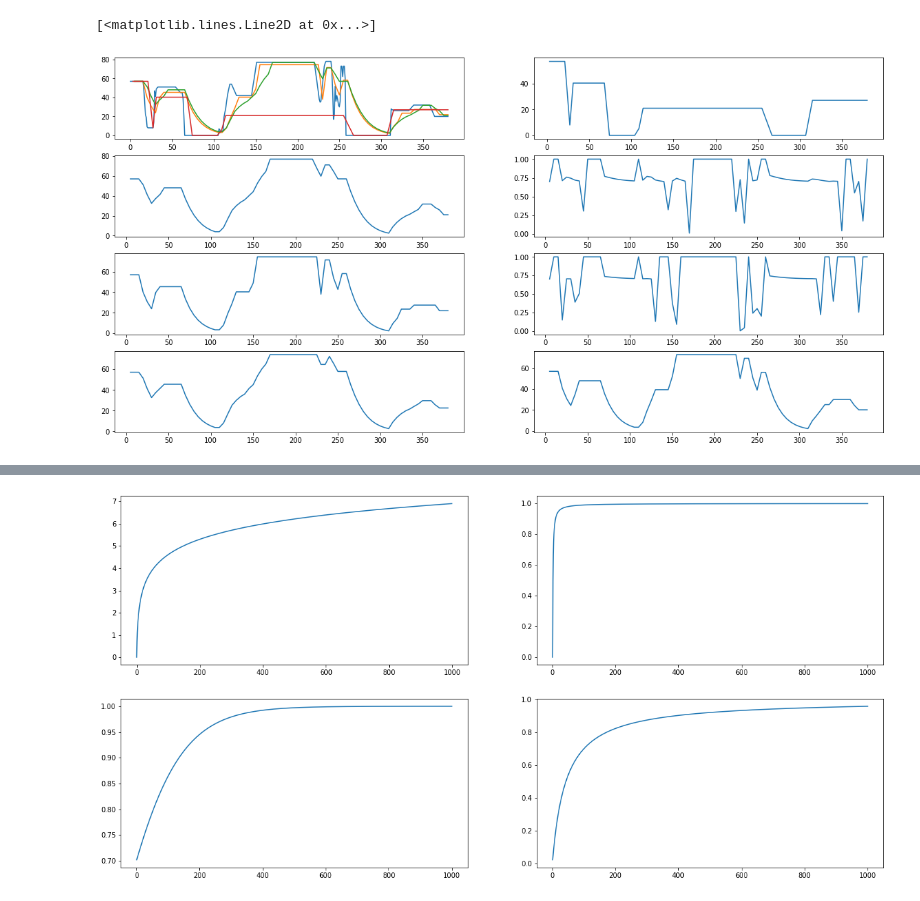
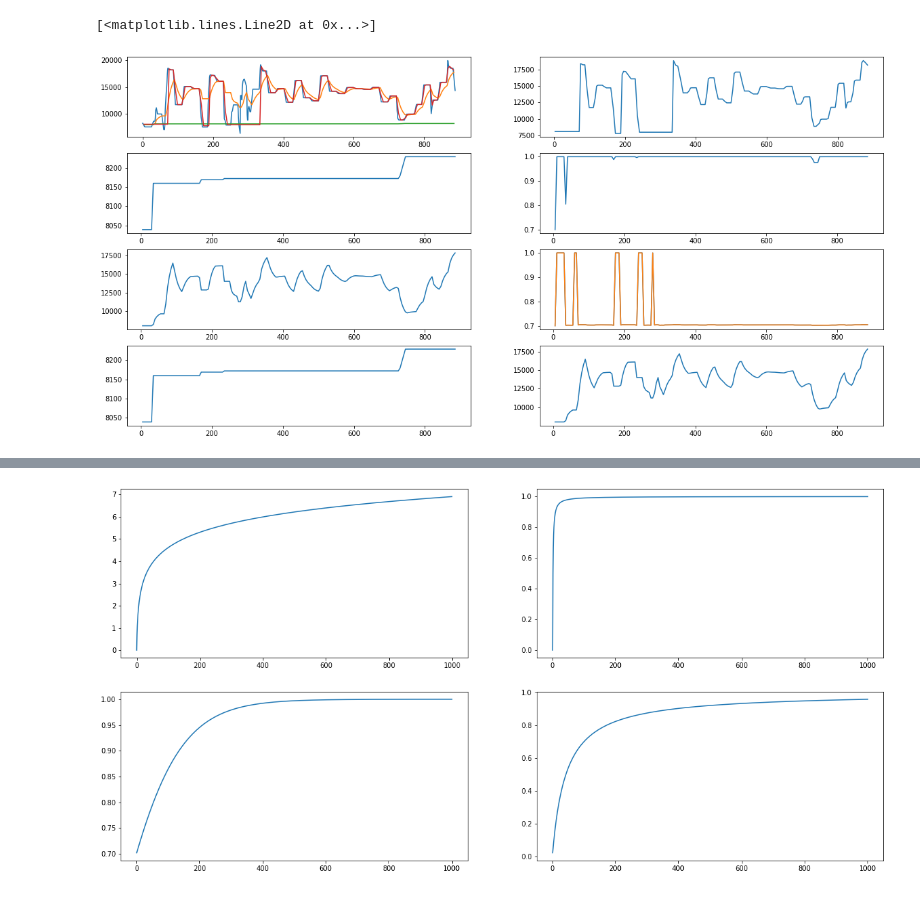
Before and after one commit to Whu-wxy/AmbientLightLab, a Jupyter notebook: contract.ipynb, the cells around one changed output, grey strips where cells are left out. Drawn from its saved outputs; the diff is of its cells as text; code cells hidden in the pictures.

```diff
--- a/contract.ipynb
+++ b/contract.ipynb
@@ -46,11 +56,21 @@ def Hysteresis_log_interval_changeA(s, f1=0.1, f2=0.25, A1=0, A2=0.7, n=5, bMean
                 last_max = max(math.log(5), math.log(result[-1]+1) + math.log(result[-1]+1)*factor)
                 last_min2 = max(0, math.log(result[-1]+1) - math.log(result[-1]+1)*factor2)
                 last_max2 = max(math.log(10), math.log(result[-1]+1) + math.log(result[-1]+1)*factor2)
+
+                last_min = min(math.log(8600), last_min)
+                last_max = min(math.log(8600), last_max)
+                last_min2 = min(math.log(8600), last_min2)
+                last_max2 = min(math.log(8600), last_max2)
             else:
                 last_min = max(0, result[-1] - result[-1]*factor)
                 last_max = max(5, result[-1] + result[-1]*factor)
                 last_min2 = max(0, result[-1] - result[-1]*factor2)
                 last_max2 = max(10, result[-1] + result[-1]*factor2)
+
+                last_min = min(8600, last_min)
+                last_max = min(8600, last_max)
+                last_min2 = min(8600, last_min2)
+                last_max2 = min(8600, last_max2)
 
         if len(cur_s) == 0:
             break
@@ -242,14 +262,14 @@ def stableBySection(curLux, lastStable, need_small):
         else:
             return curLux
 # %%
-s = readFromRecord('night.txt')  # night daywalk daybike room
+s = readFromRecord('daybike.txt')  # night daywalk daybike room
 plt.figure(figsize = (20,10))
 
 list_s, res_idx, minmax_list, a_list = Hysteresis_log_interval_changeA(s, f1=0.15, f2=0.25, A1=0, A2=0.7, n=5, bMean=False, blog=False, linear=False)
-list_s2, res_idx2, minmax_list2, a_list2 = Hysteresis_log_interval_changeA(s, f1=0.05, f2=0.25, A1=0, A2=0.7, n=5, bMean=False, blog=True, linear=False)
+list_s2, res_idx2, minmax_list2, a_list2 = Hysteresis_log_interval_changeA(s, f1=0.1, f2=0.25, A1=0, A2=0.7, n=5, bMean=False, blog=True, linear=False)
 stable_list, stable_idx = AIBrightness(s, need_small=True, always_usd_std=False)
 list_s3, res_idx3, minmax_list3, a_list3 = Hysteresis_log_interval_changeA(s, f1=0.15, f2=0.25, A1=0, A2=0.7, n=5, bMean=False, blog=False, linear=True)
-list_s4, res_idx4, minmax_list4, a_list4 = Hysteresis_log_interval_changeA(s, f1=0.05, f2=0.25, A1=0, A2=0.7, n=5, bMean=False, blog=True, linear=True)
+list_s4, res_idx4, minmax_list4, a_list4 = Hysteresis_log_interval_changeA(s, f1=0.1, f2=0.25, A1=0, A2=0.7, n=5, bMean=False, blog=True, linear=True)
 
 mk = '.'
 mk = None
@@ -262,31 +282,38 @@ plt.plot(res_idx2, list_s2, marker=mk)
 plt.plot(res_idx, list_s, marker=mk)
 plt.plot(np.array(stable_idx), np.array(stable_list), marker=mk)
 
 plt.subplot(col,row,2)
 plt.plot(np.array(stable_idx), np.array(stable_list), marker=mk)
+plt.title('baseline')
 
 # plt.plot(minmax_list[3], minmax_list[1], linestyle="-", marker='.')
 # plt.plot(minmax_list[3], minmax_list[0], linestyle="-.")
 # plt.plot(minmax_list[3], minmax_list[2], linestyle="-.")
 
 plt.subplot(col,row,3)
 plt.plot(res_idx, list_s, marker=mk)
+plt.title('not log, not linear')
+
 plt.subplot(col,row,4)
 plt.plot(res_idx, a_list, marker=mk)
+plt.title('log, not linear')
 # print(a_list)
 # print('\n')
 
 plt.subplot(col,row,5)
 plt.plot(res_idx2, list_s2, marker=mk)
+
 plt.subplot(col,row,6)
 plt.plot(res_idx2, a_list2, marker=mk)
 # print(a_list)
 
 plt.subplot(col,row,7)
 plt.plot(res_idx3, list_s3, marker=mk)
+plt.title('not log, linear')
 
 plt.subplot(col,row,8)
 plt.plot(res_idx4, list_s4, marker=mk)
+plt.title('not log, linear')
 # %% [output]
 [<matplotlib.lines.Line2D at 0x...>]
-[figure, old version]
+[figure, new version]
```
Also changed, not shown: parts of 3 cells of this notebook, 1 other file.
